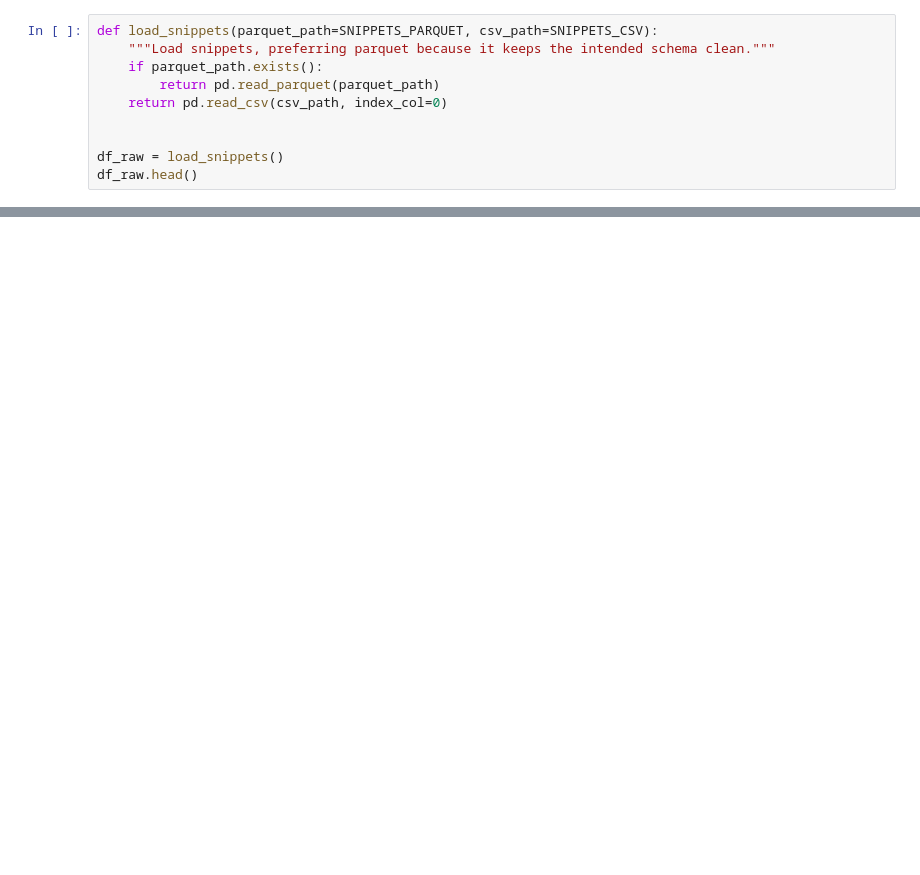
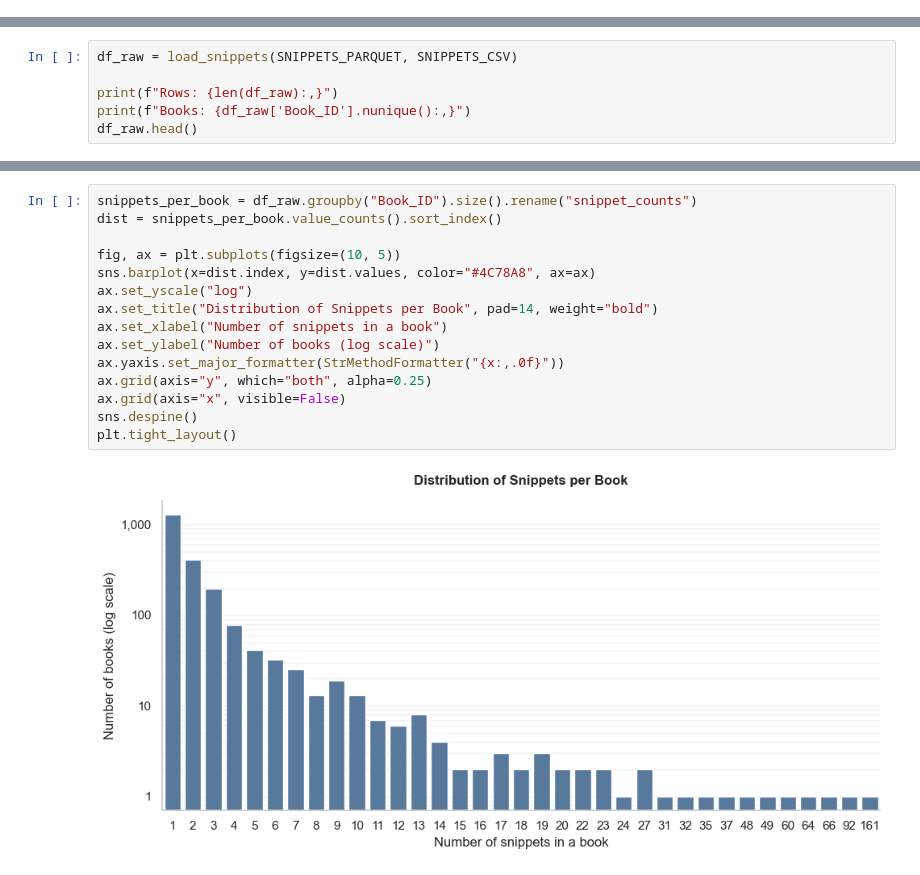
Before and after one commit to eglantine-vialaneix/opium-gutenberg, a Jupyter notebook: code/3_analysis/topic_modelling.ipynb, the cells around one changed output, grey strips where cells are left out. Saved outputs shown, nothing was run; the diff lists cells and outputs as text; blank space fills up the shorter version.

```diff
--- a/code/3_analysis/topic_modelling.ipynb
+++ b/code/3_analysis/topic_modelling.ipynb
@@ -46,10 +12,0 @@ RANDOM_STATE = 23
-# %%
-def load_snippets(parquet_path=SNIPPETS_PARQUET, csv_path=SNIPPETS_CSV):
-    """Load snippets, preferring parquet because it keeps the intended schema clean."""
-    if parquet_path.exists():
-        return pd.read_parquet(parquet_path)
-    return pd.read_csv(csv_path, index_col=0)
-
-
-df_raw = load_snippets()
-df_raw.head()
@@ -824,0 +88,6 @@ Saved BERTopic document-topic assignments to: ../../data/topic_modelling/bertopi
+# %%
+df_raw = load_snippets(SNIPPETS_PARQUET, SNIPPETS_CSV)
+
+print(f"Rows: {len(df_raw):,}")
+print(f"Books: {df_raw['Book_ID'].nunique():,}")
+df_raw.head()
@@ -824,0 +120,17 @@ Saved BERTopic document-topic assignments to: ../../data/topic_modelling/bertopi
+# %%
+snippets_per_book = df_raw.groupby("Book_ID").size().rename("snippet_counts")
+dist = snippets_per_book.value_counts().sort_index()
+
+fig, ax = plt.subplots(figsize=(10, 5))
+sns.barplot(x=dist.index, y=dist.values, color="#4C78A8", ax=ax)
+ax.set_yscale("log")
+ax.set_title("Distribution of Snippets per Book", pad=14, weight="bold")
+ax.set_xlabel("Number of snippets in a book")
+ax.set_ylabel("Number of books (log scale)")
+ax.yaxis.set_major_formatter(StrMethodFormatter("{x:,.0f}"))
+ax.grid(axis="y", which="both", alpha=0.25)
+ax.grid(axis="x", visible=False)
+sns.despine()
+plt.tight_layout()
+# %% [output]
+[figure, added]
```
Also changed, not shown: parts of 133 cells of this notebook, 15 other files.
